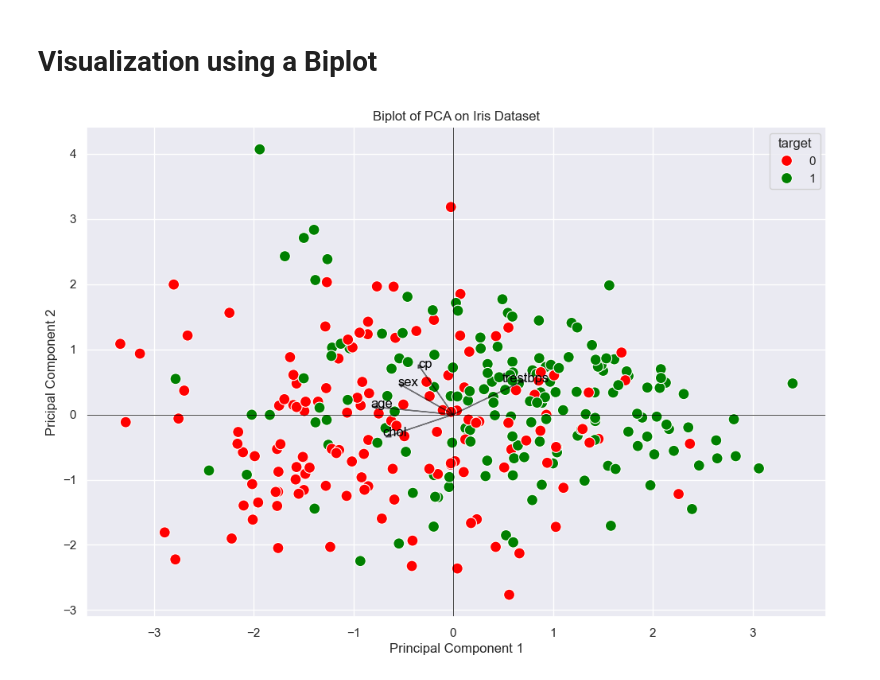
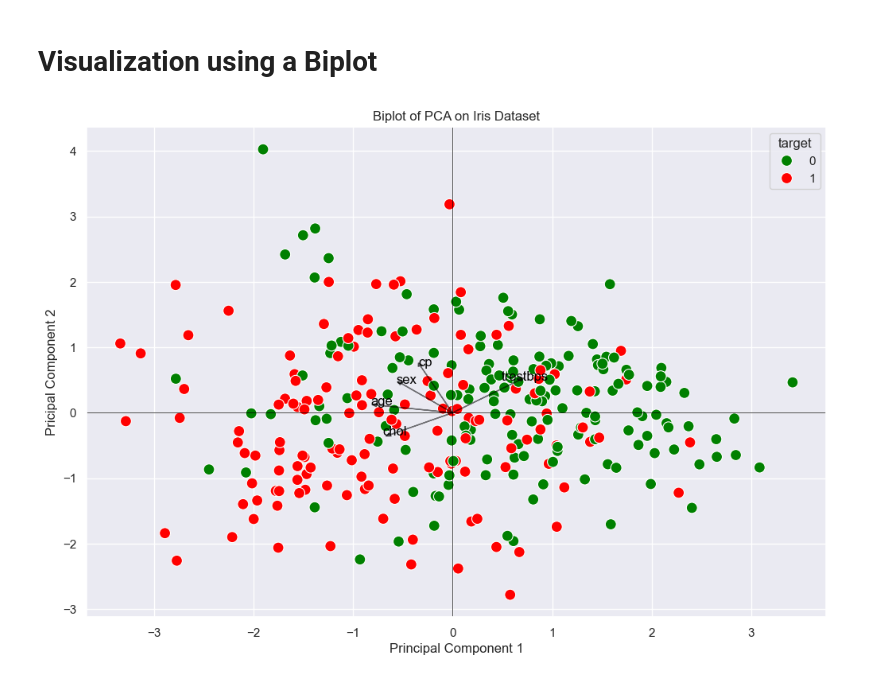
Before and after one commit to LynaMahdi/Comparative-analysis-of-PCA-CA-and-MCA, a Jupyter notebook: Heart-Disease-Analysis.ipynb, the cells around one changed output. Drawn from its saved outputs; the diff is of its cells as text; code cells hidden in the pictures.

```diff
--- a/Heart-Disease-Analysis.ipynb
+++ b/Heart-Disease-Analysis.ipynb
@@ -70,7 +70,20 @@ from sklearn.utils import shuffle
 # %%
 
 # fetch dataset
-dataset=pd.read_csv('./heart.csv',delimiter=',')
+#dataset=pd.read_csv('./heart.csv',delimiter=',')
+from ucimlrepo import fetch_ucirepo
+
+# fetch dataset
+heart_disease = fetch_ucirepo(id=45)
+
+# data (as pandas dataframes)
+dataset = heart_disease.data.features
+y = heart_disease.data.targets
+
+y = pd.Series(y.values.flatten())
+
+# Map target values as specified
+dataset['target'] = y.map({0: 0, 1: 1, 2: 1, 3: 1, 4: 1})
 # %% [markdown]
 # Dataset General Information
 # %%
@@ -479,34 +499,34 @@ plt.figure(figsize=(12,8))
 sns.scatterplot(
     x=X_pca[0], y=X_pca[1],
     hue=X_pca['target'],
-    palette=['red','green',],
+    palette=['green','red'],
     s=100
 )
 
 for i in range(X_pca.shape[0]):
         X_pca[0].iloc[i]+0.02,
         X_pca[1].iloc[i],
         fontsize=9
 
 
 
 # Plot the scores (data points)
 scatter = ax.scatter(pc1, pc2, c=dataset['target'], cmap='viridis', edgecolor='k', alpha=0.6)
 plt.colorbar(scatter, label='Target')
 
 for i in range(loadings.shape[0]):
     plt.arrow(0,0,loadings.iloc[i,0],loadings.iloc[i,1],
                 color='black', alpha=0.5, head_width=0.05, head_length=0.05)
     plt.text(loadings.iloc[i,0]+0.05, loadings.iloc[i,1]+0.05,
              dataset.columns[i], color='black', ha='center', va='center', fontsize=12)
 
 
 plt.title('Biplot of PCA on Iris Dataset')
 plt.xlabel('Principal Component 1')
 plt.ylabel('Pricipal Component 2')
 plt.grid(True)
 plt.axhline(0,color='black',linewidth=0.5)
 plt.axvline(0,color='black',linewidth=0.5)
 plt.show()
 # %% [output]
-[figure, old version]
+[figure, new version]
```
Also changed, not shown: parts of 23 cells of this notebook.
